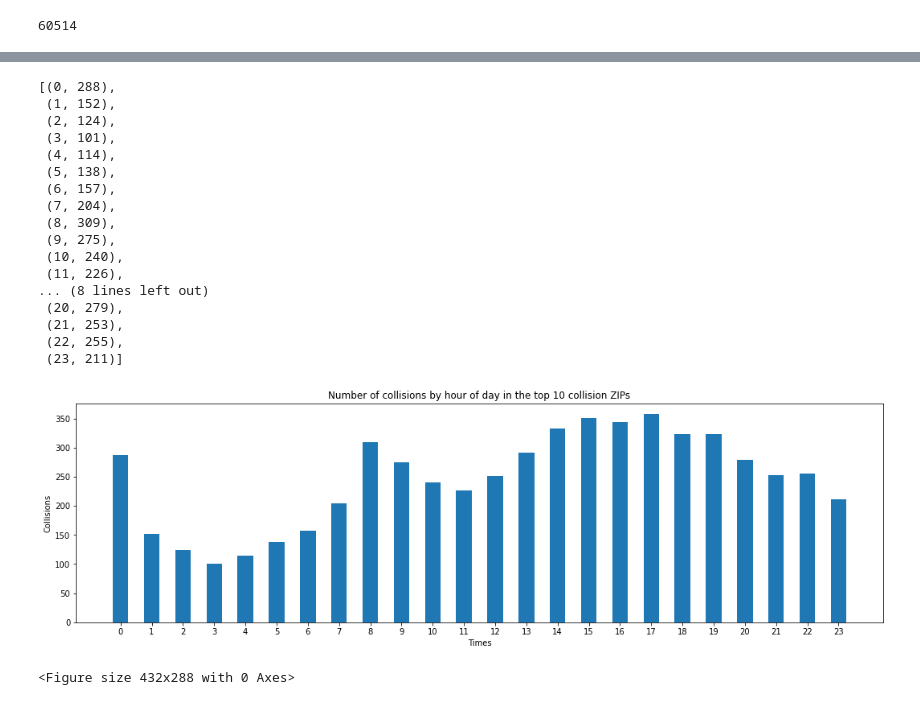
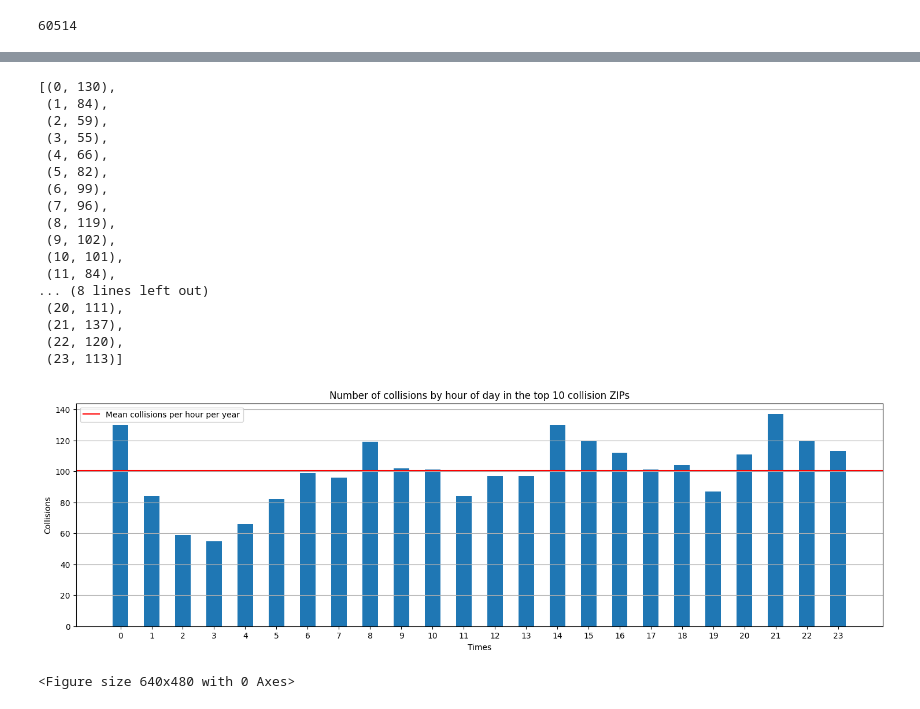
Before and after one commit to mlanicaputo/nyc-collisions, a Jupyter notebook: main.ipynb, the cells around one changed output, grey strips where cells are left out. Cells and saved outputs as stored; diff of their text form; code cells hidden in the pictures.

```diff
--- a/main.ipynb
+++ b/main.ipynb
@@ -180,0 +36,7 @@ print(f"{60346 / length * 100} percent of collisions have 0 fatalities")
+# %%
+# what are streets in accident?
+street_counts = serious_accidents.value_counts(["ON STREET NAME"])
+print(street_counts[:10])
+
+streets = street_counts[:10].index.to_list()
+streets = [street[0] for street in streets]
@@ -180,0 +56,4 @@ print(f"{60346 / length * 100} percent of collisions have 0 fatalities")
+# %%
+# reduce considered data to top 10 collision street
+serious_accidents = serious_accidents.loc[serious_accidents["ON STREET NAME"].isin(streets)]
+len(serious_accidents)
@@ -181,6 +94,6 @@ print(f"{60346 / length * 100} percent of collisions have 0 fatalities")
 # %%
 # what is the most common time for an accident?
-times = reduced_df["CRASH TIME"].tolist()
+times = serious_accidents["CRASH TIME"].tolist()
 # %%
 times = [time.split(":")[0] for time in times]
 print(len(times))
@@ -212,3 +125,8 @@ time_df
 # %%
 times = list(time_df.index)
-collisions = list(time_df[0])
+times = [int(time) for time in times]
+
+collisions = list(time_df["count"])
+
+hour_data = list(zip(times, collisions))
+hour_data
@@ -256,6 +151,4 @@ collisions
 # %%
-hour_data = list(zip(times, collisions))
-
 def sort_by_first_element(lst):
 
     return sorted(lst, key = lambda x: x[0], reverse=False)
@@ -263,39 +156,45 @@ def sort_by_first_element(lst):
 hour_data = sort_by_first_element(hour_data)
 hour_data
 # %% [output]
-[(0, 288),
- (1, 152),
- (2, 124),
- (3, 101),
- (4, 114),
- (5, 138),
- (6, 157),
- (7, 204),
- (8, 309),
- (9, 275),
- (10, 240),
- (11, 226),
+[(0, 130),
+ (1, 84),
+ (2, 59),
+ (3, 55),
+ (4, 66),
+ (5, 82),
+ (6, 99),
+ (7, 96),
+ (8, 119),
+ (9, 102),
+ (10, 101),
+ (11, 84),
 ... (8 lines left out)
- (20, 279),
- (21, 253),
- (22, 255),
- (23, 211)]
+ (20, 111),
+ (21, 137),
+ (22, 120),
+ (23, 113)]
 # %%
 times = [tup[0] for tup in hour_data]
 collisions = [tup[1] for tup in hour_data]
 # %%
 fig, ax = plt.subplots(figsize=(18, 5))
 
 ax.bar(times, collisions, width=.5, tick_label=times)
 # plt.xticks(rotation=45)
 # plt.axhline(68, color="r")
 f = plt.figure()
 
 ax.set_ylabel('Collisions')
 ax.set_xlabel("Times")
 ax.set_title('Number of collisions by hour of day in the top 10 collision ZIPs')
+ax.yaxis.grid(True)
+
+mean = statistics.mean(collisions)
+ax.axhline(mean, color='r', linestyle='-')
+
+ax.legend(['Mean collisions per hour per year'])
 
 plt.show()
 # %% [output]
-[figure, old version]
+[figure, new version]
-<Figure size 432x288 with 0 Axes>
+<Figure size 640x480 with 0 Axes>
```
Also changed, not shown: parts of 33 cells of this notebook, 1 other file.
